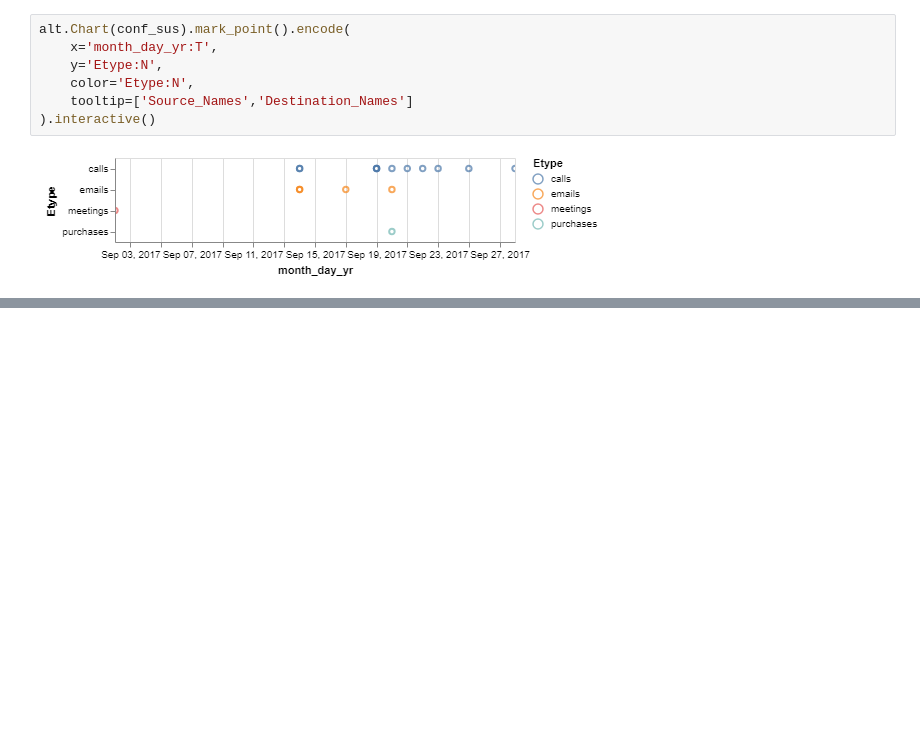
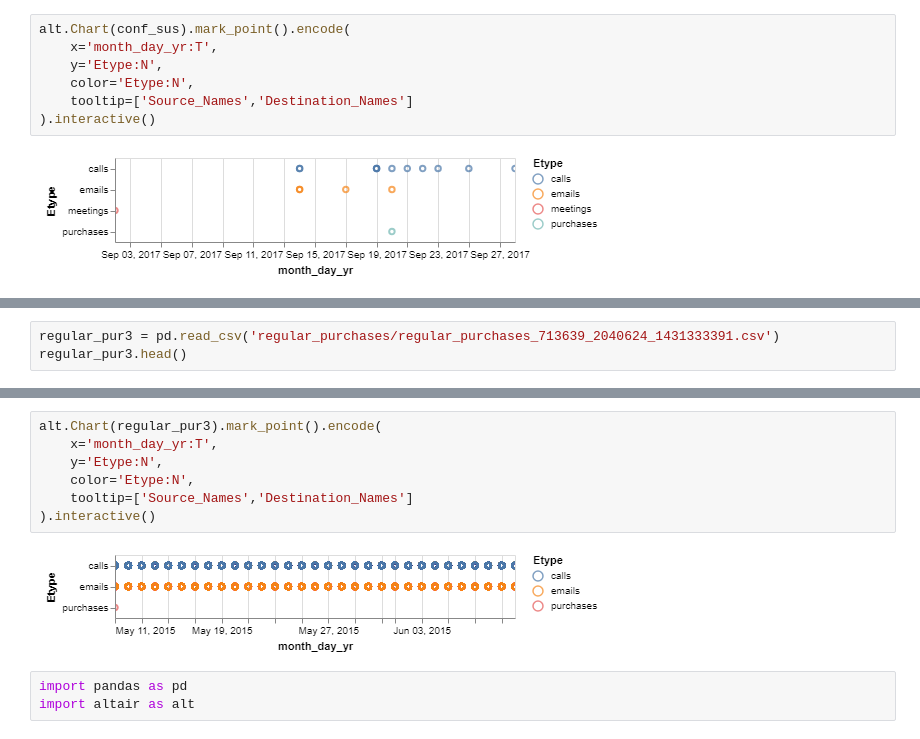
Before and after one commit to mitchjablonski/2018VastMiniChallenge, a Jupyter notebook: Other_suspected_suspicious.ipynb, the cells around one changed output, grey strips where cells are left out. Drawn from its saved outputs; the diff is of its cells as text; blank space fills up the shorter version.

```diff
--- a/Other_suspected_suspicious.ipynb
+++ b/Other_suspected_suspicious.ipynb
@@ -166,0 +206,3 @@ alt.Chart(conf_sus).mark_point().encode(
+# %%
+regular_pur3 = pd.read_csv('regular_purchases/regular_purchases_713639_2040624_1431333391.csv')
+regular_pur3.head()
@@ -166,0 +216,12 @@ alt.Chart(conf_sus).mark_point().encode(
+# %%
+alt.Chart(regular_pur3).mark_point().encode(
+    x='month_day_yr:T',
+    y='Etype:N',
+    color='Etype:N',
+    tooltip=['Source_Names','Destination_Names']
+).interactive()
+# %% [output]
+[figure, added]
+# %%
+import pandas as pd
+import altair as alt
```
Also changed, not shown: parts of 13 cells of this notebook, 8 other files.
